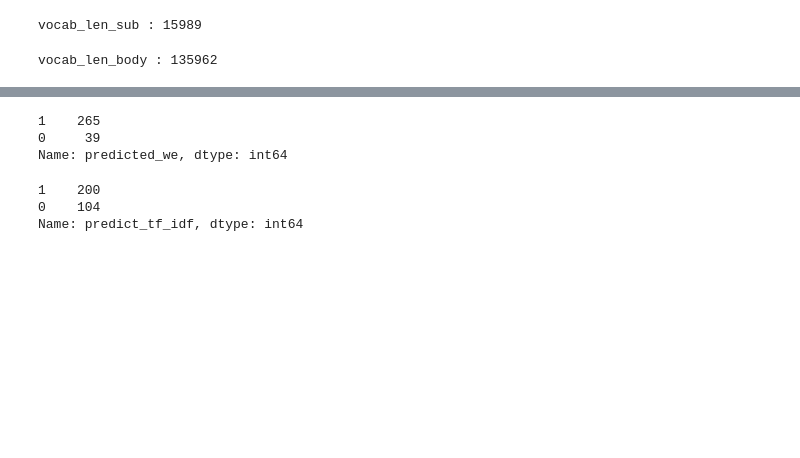
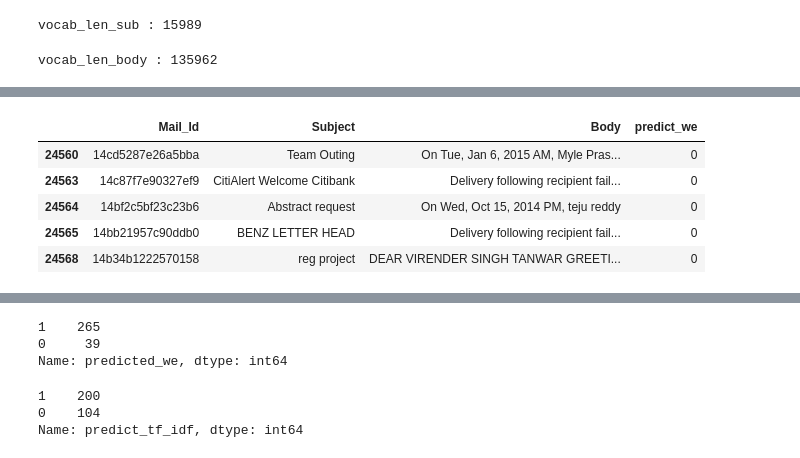
Before and after one commit to VirenderTanwar/Deep-Learning, a Jupyter notebook: Spam_Email_Detection.ipynb, the cells around one changed output, grey strips where cells are left out. Saved outputs shown, nothing was run; the diff lists cells and outputs as text; code cells hidden in the pictures; blank space fills up the shorter version.

```diff
--- a/Spam_Email_Detection.ipynb
+++ b/Spam_Email_Detection.ipynb
@@ -524,9 +592,10 @@ sequence_mail_sub_matrix=sequence.pad_sequences(sequence_mail_sub,maxlen=max_len
 sequence_mail_body=tok_body.texts_to_sequences(mail['Body'])
 sequence_mail_body_matrix=sequence.pad_sequences(sequence_mail_body,maxlen=max_len_body)
 # %%
+#After further training...
 y_mail=model_we.predict([sequence_mail_sub_matrix,sequence_mail_body_matrix])
 
-mail['predict_we']=(y_mail>0.06).astype(int)
+mail['predict_we']=(y_mail>0.01).astype(int)
 # %%
 mail['predict_we'].value_counts()
 # %% [output]
@@ -535 +604,10 @@ mail['predict_we'].value_counts()
 Name: predict_we, dtype: int64
+# %%
+mail[mail['predict_we']==0].tail()
+# %% [output]
+|  | Mail_Id | Subject | Body | predict_we |
+| 24560 | 14cd5287e26a5bba | Team Outing | On Tue, Jan 6, 2015 AM, Myle Pras... | 0 |
+| 24563 | 14c87f7e90327ef9 | CitiAlert Welcome Citibank | Delivery following recipient fail... | 0 |
+| 24564 | 14bf2c5bf23c23b6 | Abstract request | On Wed, Oct 15, 2014 PM, teju reddy | 0 |
+| 24565 | 14bb21957c90ddb0 | BENZ LETTER HEAD | Delivery following recipient fail... | 0 |
+| 24568 | 14b34b1222570158 | reg project | DEAR VIRENDER SINGH TANWAR GREETI... | 0 |
```
Also changed, not shown: parts of 45 cells of this notebook.
